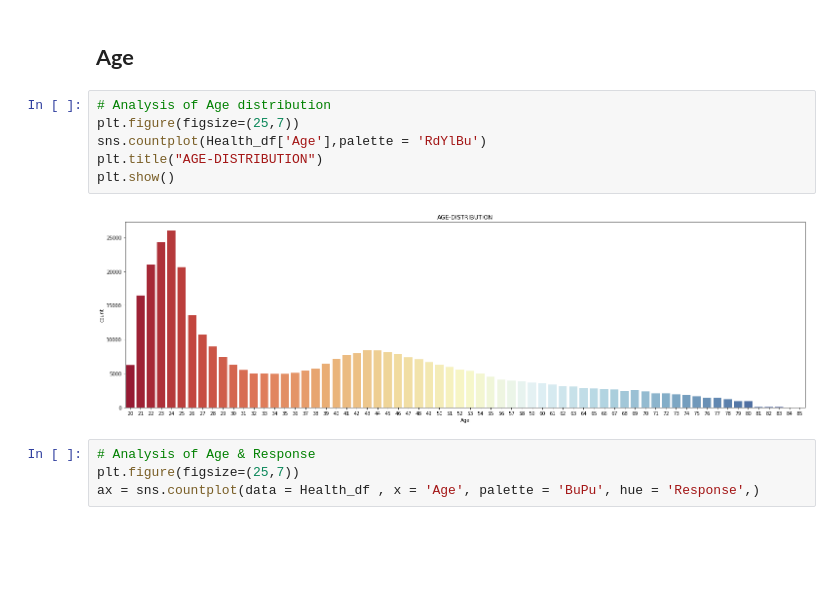
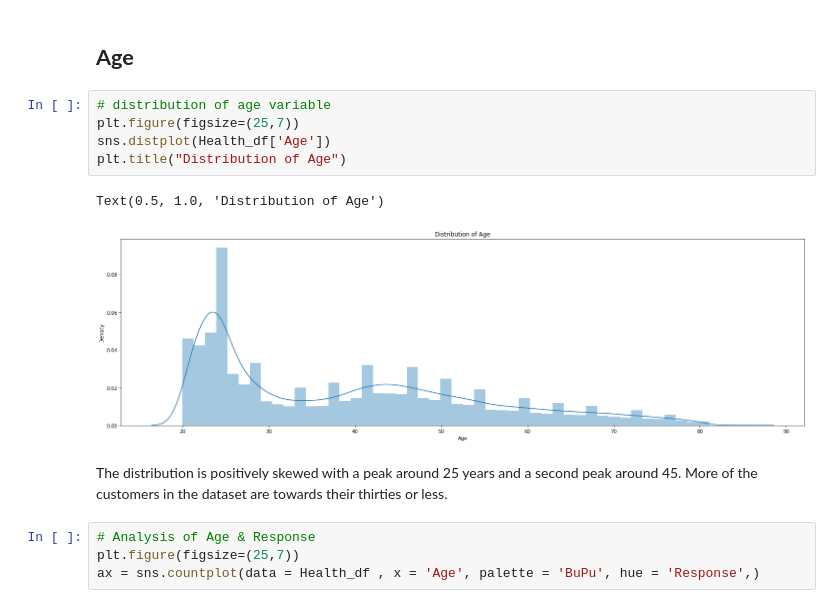
Before and after one commit to SuvirKapse/HEALTH-INSURANCE-CROSS-SELL-PREDICTION, a Jupyter notebook: HEALTH_INSURANCE_CROSS_SELL_PREDICTION.ipynb, the cells around one changed output. Drawn from its saved outputs; the diff is of its cells as text; blank space fills up the shorter version.

```diff
--- a/HEALTH_INSURANCE_CROSS_SELL_PREDICTION.ipynb
+++ b/HEALTH_INSURANCE_CROSS_SELL_PREDICTION.ipynb
@@ -203,13 +203,15 @@ ax = sns.countplot(data = Health_df , x = 'Response', ax = axes[1],palette = 'Bu
 # %% [markdown]
 ## **Age**
 # %%
-# Analysis of Age distribution
+# distribution of age variable
 plt.figure(figsize=(25,7))
-sns.countplot(Health_df['Age'],palette = 'RdYlBu')
-plt.title("AGE-DISTRIBUTION")
-plt.show()
+sns.distplot(Health_df['Age'])
+plt.title("Distribution of Age")
 # %% [output]
+Text(0.5, 1.0, 'Distribution of Age')
-[figure, old version]
+[figure, new version]
+# %% [markdown]
+The distribution is positively skewed with a peak around 25 years and a second peak around 45. More of the customers in the dataset are towards their thirties or less.
 # %%
 # Analysis of Age & Response
 plt.figure(figsize=(25,7))
```
Also changed, not shown: parts of 3 cells of this notebook.
